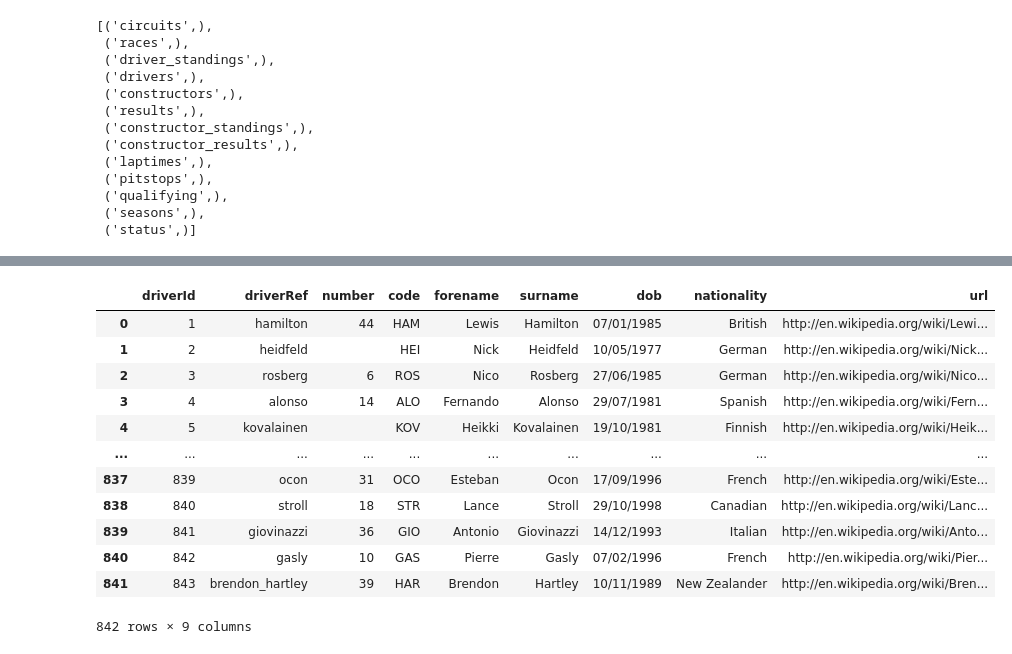
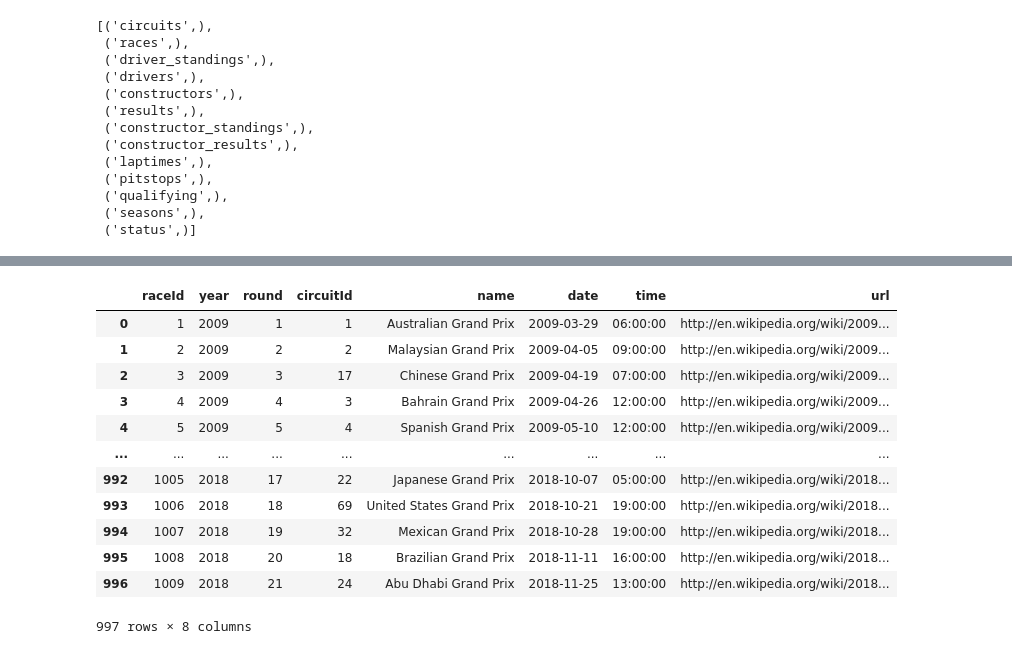
Before and after one commit to johnthiongo071-collab/formula1, a Jupyter notebook: f1.ipynb, the cells around one changed output, grey strips where cells are left out. Drawn from its saved outputs; the diff is of its cells as text; code cells hidden in the pictures.

```diff
--- a/f1.ipynb
+++ b/f1.ipynb
@@ -49,20 +30,19 @@ curr.fetchall()
 # %%
-
 pd.DataFrame(
-    data=curr.execute("""SELECT * FROM drivers;""").fetchall(),
+    data=curr.execute("""SELECT * FROM races;""").fetchall(),
     columns=[x[0] for x in curr.description]
 )
 # %% [output]
-|  | driverId | driverRef | number | code | forename | surname | dob | nationality | url |
-| 0 | 1 | hamilton | 44 | HAM | Lewis | Hamilton | 07/01/1985 | British | http://en.wikipedia.org/wiki/Lewi... |
-| 1 | 2 | heidfeld |  | HEI | Nick | Heidfeld | 10/05/1977 | German | http://en.wikipedia.org/wiki/Nick... |
-| 2 | 3 | rosberg | 6 | ROS | Nico | Rosberg | 27/06/1985 | German | http://en.wikipedia.org/wiki/Nico... |
-| 3 | 4 | alonso | 14 | ALO | Fernando | Alonso | 29/07/1981 | Spanish | http://en.wikipedia.org/wiki/Fern... |
-| 4 | 5 | kovalainen |  | KOV | Heikki | Kovalainen | 19/10/1981 | Finnish | http://en.wikipedia.org/wiki/Heik... |
-| ... | ... | ... | ... | ... | ... | ... | ... | ... | ... |
-| 837 | 839 | ocon | 31 | OCO | Esteban | Ocon | 17/09/1996 | French | http://en.wikipedia.org/wiki/Este... |
-| 838 | 840 | stroll | 18 | STR | Lance | Stroll | 29/10/1998 | Canadian | http://en.wikipedia.org/wiki/Lanc... |
-| 839 | 841 | giovinazzi | 36 | GIO | Antonio | Giovinazzi | 14/12/1993 | Italian | http://en.wikipedia.org/wiki/Anto... |
-| 840 | 842 | gasly | 10 | GAS | Pierre | Gasly | 07/02/1996 | French | http://en.wikipedia.org/wiki/Pier... |
-| 841 | 843 | brendon_hartley | 39 | HAR | Brendon | Hartley | 10/11/1989 | New Zealander | http://en.wikipedia.org/wiki/Bren... |
+|  | raceId | year | round | circuitId | name | date | time | url |
+| 0 | 1 | 2009 | 1 | 1 | Australian Grand Prix | 2009-03-29 | 06:00:00 | http://en.wikipedia.org/wiki/2009... |
+| 1 | 2 | 2009 | 2 | 2 | Malaysian Grand Prix | 2009-04-05 | 09:00:00 | http://en.wikipedia.org/wiki/2009... |
+| 2 | 3 | 2009 | 3 | 17 | Chinese Grand Prix | 2009-04-19 | 07:00:00 | http://en.wikipedia.org/wiki/2009... |
+| 3 | 4 | 2009 | 4 | 3 | Bahrain Grand Prix | 2009-04-26 | 12:00:00 | http://en.wikipedia.org/wiki/2009... |
+| 4 | 5 | 2009 | 5 | 4 | Spanish Grand Prix | 2009-05-10 | 12:00:00 | http://en.wikipedia.org/wiki/2009... |
+| ... | ... | ... | ... | ... | ... | ... | ... | ... |
+| 992 | 1005 | 2018 | 17 | 22 | Japanese Grand Prix | 2018-10-07 | 05:00:00 | http://en.wikipedia.org/wiki/2018... |
+| 993 | 1006 | 2018 | 18 | 69 | United States Grand Prix | 2018-10-21 | 19:00:00 | http://en.wikipedia.org/wiki/2018... |
+| 994 | 1007 | 2018 | 19 | 32 | Mexican Grand Prix | 2018-10-28 | 19:00:00 | http://en.wikipedia.org/wiki/2018... |
+| 995 | 1008 | 2018 | 20 | 18 | Brazilian Grand Prix | 2018-11-11 | 16:00:00 | http://en.wikipedia.org/wiki/2018... |
+| 996 | 1009 | 2018 | 21 | 24 | Abu Dhabi Grand Prix | 2018-11-25 | 13:00:00 | http://en.wikipedia.org/wiki/2018... |
-842 rows × 9 columns
+997 rows × 8 columns
```
Also changed, not shown: parts of 4 cells of this notebook.
